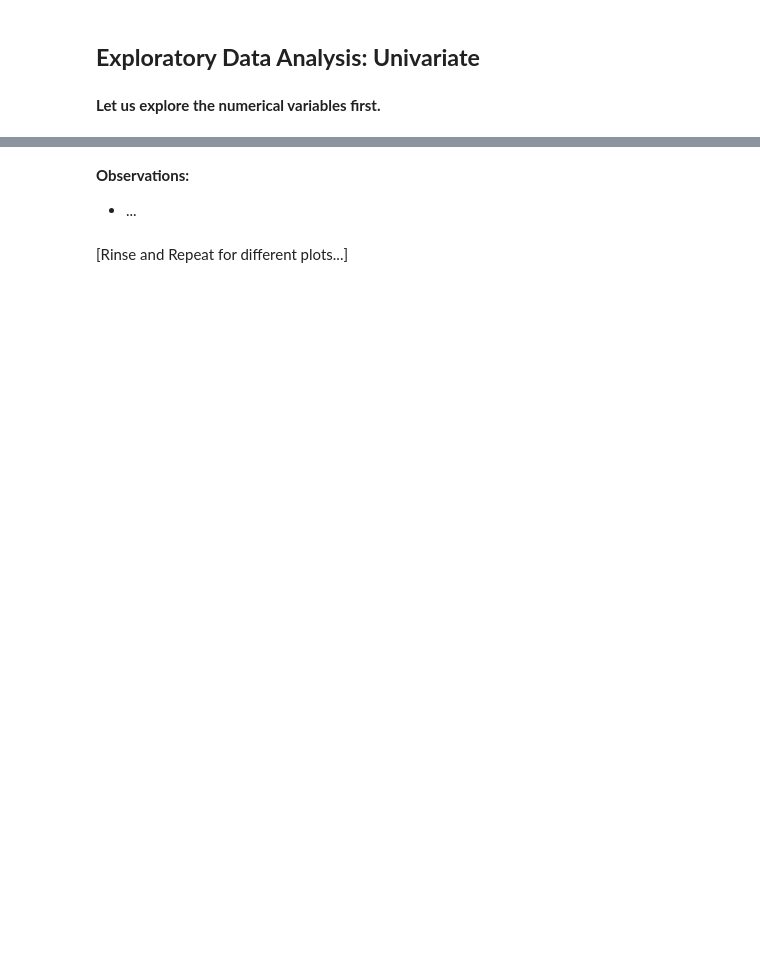
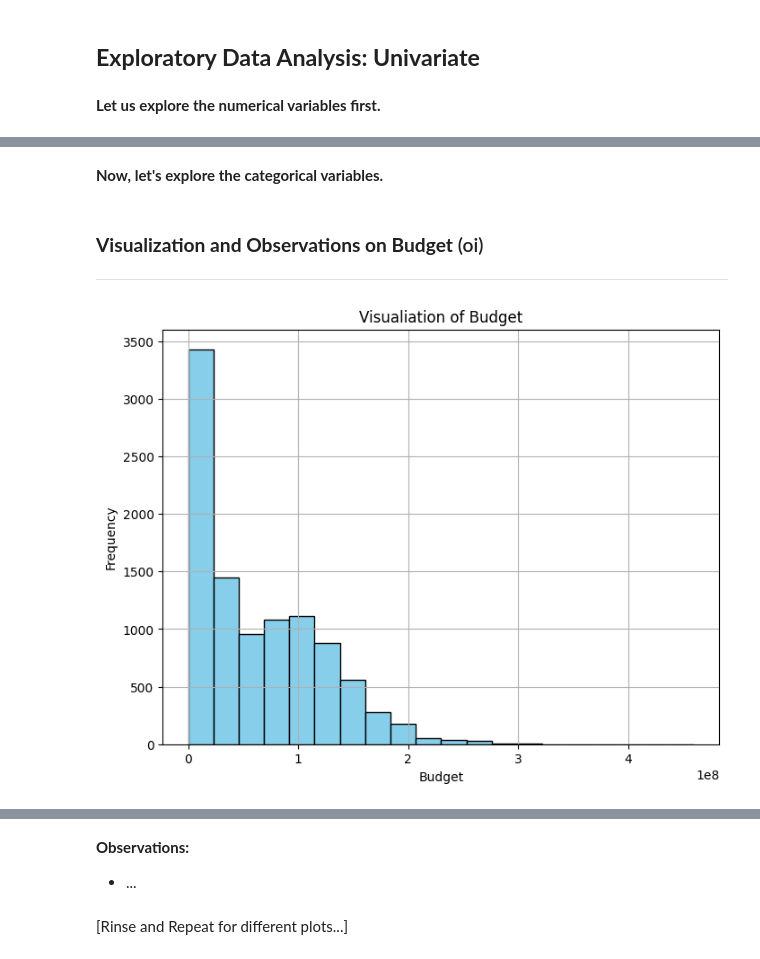
Before and after one commit to oigwe-frx/movie-database-analysis, a Jupyter notebook: Movie_Analysis.ipynb, the cells around one changed output, grey strips where cells are left out. Saved outputs shown, nothing was run; the diff lists cells and outputs as text; code cells hidden in the pictures; blank space fills up the shorter version.

```diff
--- a/Movie_Analysis.ipynb
+++ b/Movie_Analysis.ipynb
@@ -257,0 +667,10 @@ histogram_boxplot(df.[])
+# %% [markdown]
+**Now, let's explore the categorical variables.**
+# %% [markdown]
+### **Visualization and Observations on Budget** (oi)
+
+---
+# %%
+generate_histogram(df['Budget'], "Visualiation of Budget", "Budget", "Frequency", 20)
+# %% [output]
+[figure, added]
```
Also changed, not shown: parts of 64 cells of this notebook.
